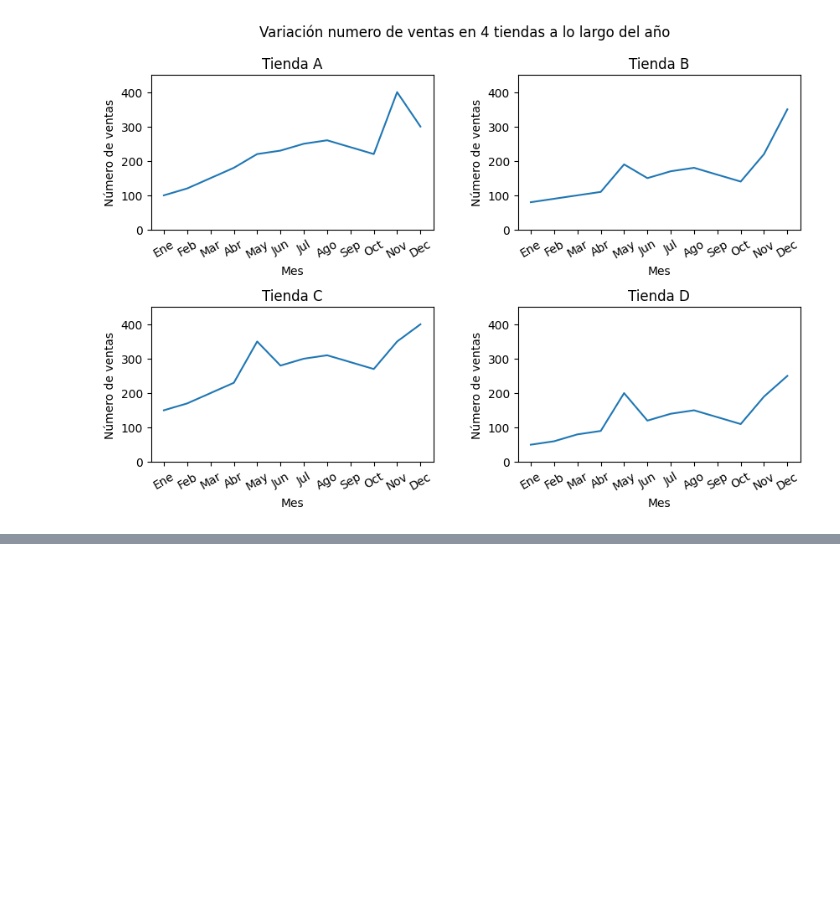
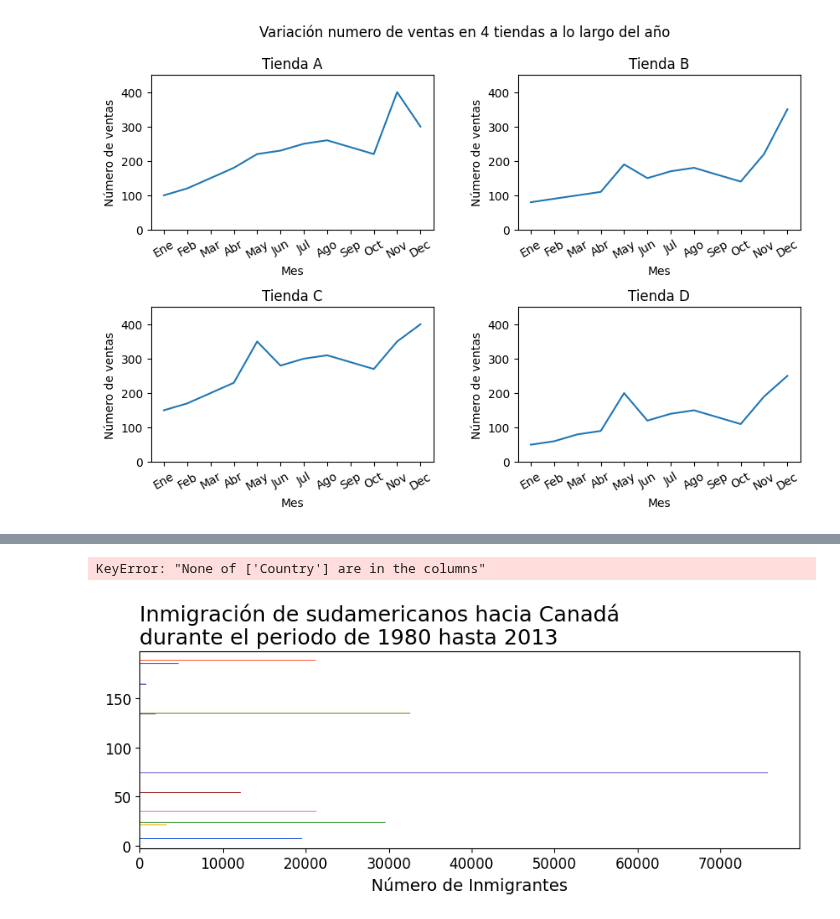
Before and after one commit to Monica-Restrepo/clases-programacion, a Jupyter notebook: Visualizacion_datos_python.ipynb, the cells around one changed output, grey strips where cells are left out. Saved outputs shown, nothing was run; the diff lists cells and outputs as text; code cells hidden in the pictures; blank space fills up the shorter version.

```diff
--- a/Visualizacion_datos_python.ipynb
+++ b/Visualizacion_datos_python.ipynb
@@ -449,0 +500,3 @@ plt.show()
+# %%
+sudamerica = data.query('Region == "América del Sur"')
+sudamerica
@@ -449,0 +518,38 @@ plt.show()
+# %%
+sudamerica.set_index('Country', inplace=True)
+
+
+colores = ['royalblue','orange','forestgreen','orchid',
+           'purple','brown','slateblue','gray','olive',
+           'navy','teal','tomato']
+
+fig, ax = plt.subplots(figsize=(10,5))
+
+ax.bar(sudamerica.index, sudamerica['Total'],color=colores,width=0.9)
+ax.set_title('Inmigración de sudamericanos hacia Canadá\ndurante el periodo de 1980 hasta 2013',fontsize=18)
+ax.set_xlabel('')
+ax.set_ylabel('Número de Inmigrantes', fontsize=14)
+ax.xaxis.set_tick_params(labelsize=12)
+ax.yaxis.set_tick_params(labelsize=12)
+
+plt.show()
+# %% [output]
+KeyError: "None of ['Country'] are in the columns"
+# %%
+colores = ['royalblue','orange','forestgreen','orchid',
+           'purple','brown','slateblue','gray','olive',
+           'navy','teal','tomato']
+
+fig, ax = plt.subplots(figsize=(10,3))
+
+ax.barh(sudamerica.index, sudamerica['Total'],color=colores)
+ax.set_title('Inmigración de sudamericanos hacia Canadá\ndurante el periodo de 1980 hasta 2013',
+             loc='left',fontsize=18)
+ax.set_ylabel('')
+ax.set_xlabel('Número de Inmigrantes', fontsize=14)
+ax.xaxis.set_tick_params(labelsize=12)
+ax.yaxis.set_tick_params(labelsize=12)
+
+plt.show()
+# %% [output]
+[figure, added]
```
Also changed, not shown: parts of 10 cells of this notebook.
